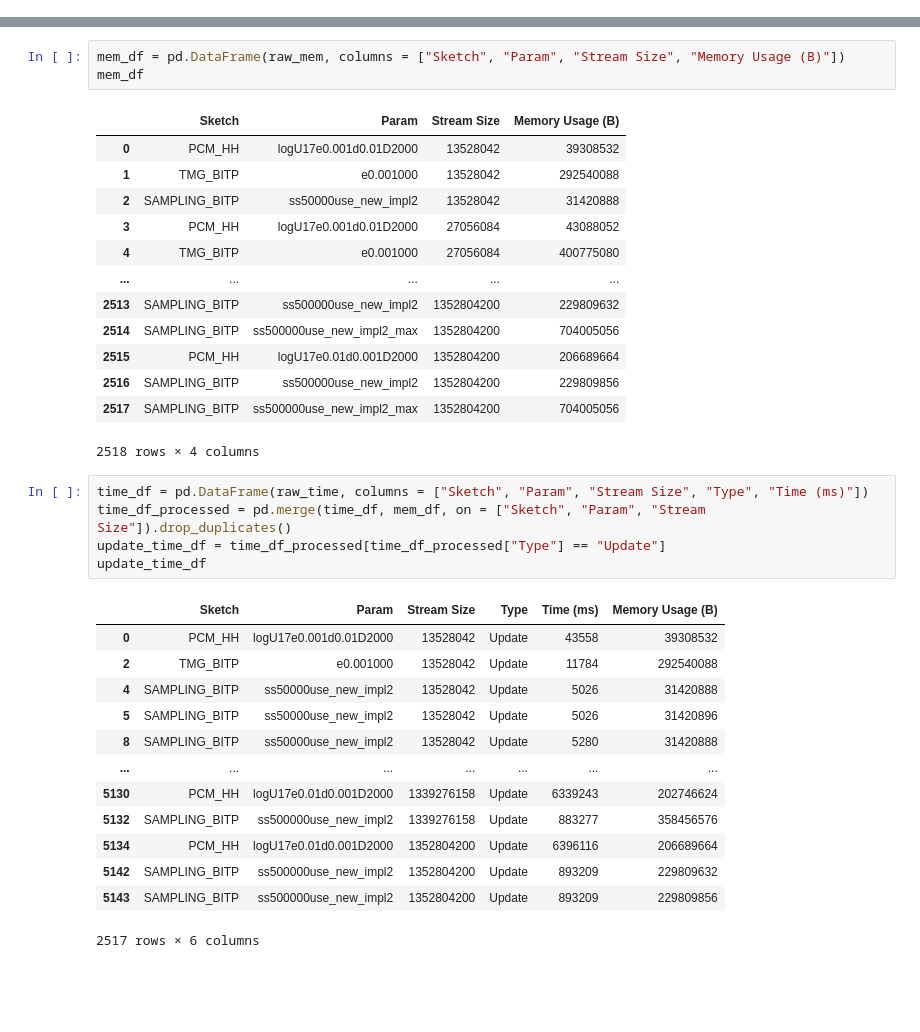
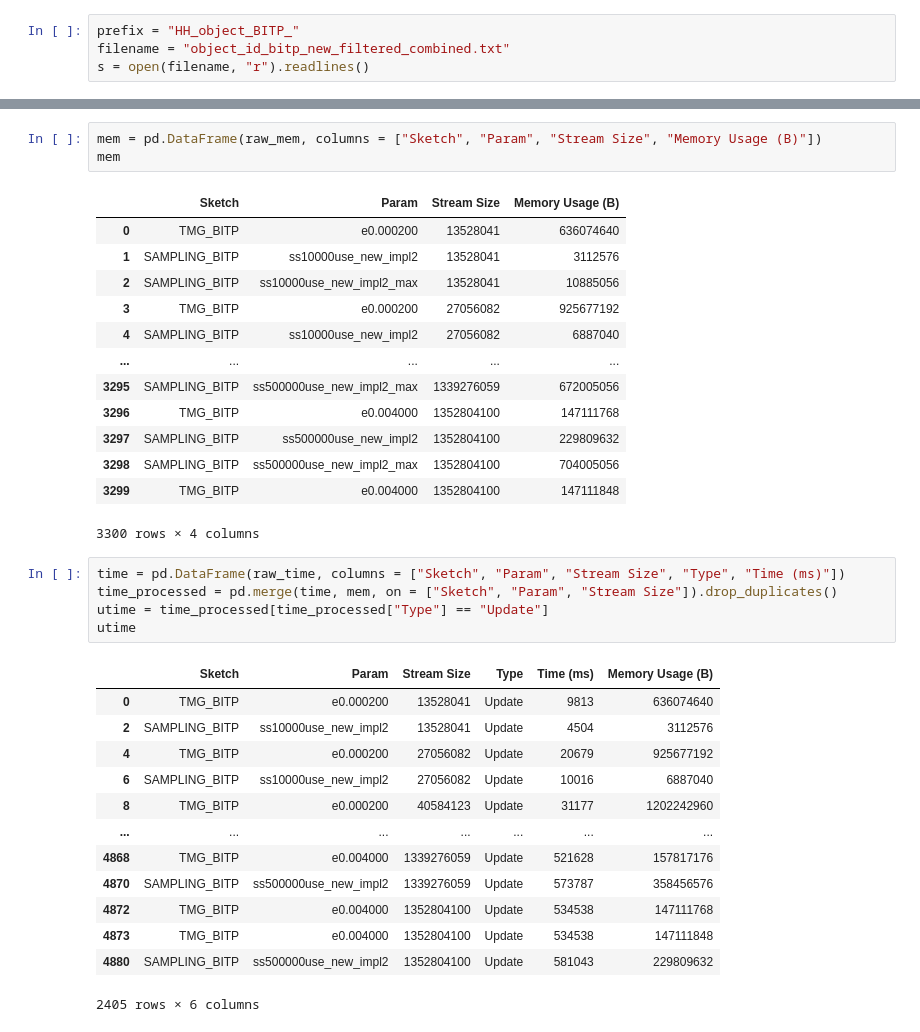
Before and after one commit to Yanqing-UTAH/ATTPCode, a Jupyter notebook: plot/HH_BITP_objectid.ipynb, the cells around one changed output, grey strips where cells are left out. Drawn from its saved outputs; the diff is of its cells as text; blank space fills up the shorter version.

```diff
--- a/plot/HH_BITP_objectid.ipynb
+++ b/plot/HH_BITP_objectid.ipynb
@@ -13,3 +9,7 @@ for i in range(1, 9):
+# %%
+prefix = "HH_object_BITP_"
+filename = "object_id_bitp_new_filtered_combined.txt"
+s = open(filename, "r").readlines()
 # %%
 raw_pr = []
 raw_mem = []
@@ -48,37 +54,37 @@ for i in range(len(s)):
                 raw_mem.append(t)
 # %%
-mem_df = pd.DataFrame(raw_mem, columns = ["Sketch", "Param", "Stream Size", "Memory Usage (B)"])
-mem_df
+mem = pd.DataFrame(raw_mem, columns = ["Sketch", "Param", "Stream Size", "Memory Usage (B)"])
+mem
 # %% [output]
 |  | Sketch | Param | Stream Size | Memory Usage (B) |
-| 0 | PCM_HH | logU17e0.001d0.01D2000 | 13528042 | 39308532 |
-| 1 | TMG_BITP | e0.001000 | 13528042 | 292540088 |
-| 2 | SAMPLING_BITP | ss50000use_new_impl2 | 13528042 | 31420888 |
-| 3 | PCM_HH | logU17e0.001d0.01D2000 | 27056084 | 43088052 |
-| 4 | TMG_BITP | e0.001000 | 27056084 | 400775080 |
+| 0 | TMG_BITP | e0.000200 | 13528041 | 636074640 |
+| 1 | SAMPLING_BITP | ss10000use_new_impl2 | 13528041 | 3112576 |
+| 2 | SAMPLING_BITP | ss10000use_new_impl2_max | 13528041 | 10885056 |
+| 3 | TMG_BITP | e0.000200 | 27056082 | 925677192 |
+| 4 | SAMPLING_BITP | ss10000use_new_impl2 | 27056082 | 6887040 |
 | ... | ... | ... | ... | ... |
-| 2513 | SAMPLING_BITP | ss500000use_new_impl2 | 1352804200 | 229809632 |
-| 2514 | SAMPLING_BITP | ss500000use_new_impl2_max | 1352804200 | 704005056 |
-| 2515 | PCM_HH | logU17e0.01d0.001D2000 | 1352804200 | 206689664 |
-| 2516 | SAMPLING_BITP | ss500000use_new_impl2 | 1352804200 | 229809856 |
-| 2517 | SAMPLING_BITP | ss500000use_new_impl2_max | 1352804200 | 704005056 |
+| 3295 | SAMPLING_BITP | ss500000use_new_impl2_max | 1339276059 | 672005056 |
+| 3296 | TMG_BITP | e0.004000 | 1352804100 | 147111768 |
+| 3297 | SAMPLING_BITP | ss500000use_new_impl2 | 1352804100 | 229809632 |
+| 3298 | SAMPLING_BITP | ss500000use_new_impl2_max | 1352804100 | 704005056 |
+| 3299 | TMG_BITP | e0.004000 | 1352804100 | 147111848 |
-2518 rows × 4 columns
+3300 rows × 4 columns
 # %%
-time_df = pd.DataFrame(raw_time, columns = ["Sketch", "Param", "Stream Size", "Type", "Time (ms)"])
-time_df_processed = pd.merge(time_df, mem_df, on = ["Sketch", "Param", "Stream Size"]).drop_duplicates()
-update_time_df = time_df_processed[time_df_processed["Type"] == "Update"]
-update_time_df
+time = pd.DataFrame(raw_time, columns = ["Sketch", "Param", "Stream Size", "Type", "Time (ms)"])
+time_processed = pd.merge(time, mem, on = ["Sketch", "Param", "Stream Size"]).drop_duplicates()
+utime = time_processed[time_processed["Type"] == "Update"]
+utime
 # %% [output]
 |  | Sketch | Param | Stream Size | Type | Time (ms) | Memory Usage (B) |
-| 0 | PCM_HH | logU17e0.001d0.01D2000 | 13528042 | Update | 43558 | 39308532 |
-| 2 | TMG_BITP | e0.001000 | 13528042 | Update | 11784 | 292540088 |
-| 4 | SAMPLING_BITP | ss50000use_new_impl2 | 13528042 | Update | 5026 | 31420888 |
-| 5 | SAMPLING_BITP | ss50000use_new_impl2 | 13528042 | Update | 5026 | 31420896 |
-| 8 | SAMPLING_BITP | ss50000use_new_impl2 | 13528042 | Update | 5280 | 31420888 |
+| 0 | TMG_BITP | e0.000200 | 13528041 | Update | 9813 | 636074640 |
+| 2 | SAMPLING_BITP | ss10000use_new_impl2 | 13528041 | Update | 4504 | 3112576 |
+| 4 | TMG_BITP | e0.000200 | 27056082 | Update | 20679 | 925677192 |
+| 6 | SAMPLING_BITP | ss10000use_new_impl2 | 27056082 | Update | 10016 | 6887040 |
+| 8 | TMG_BITP | e0.000200 | 40584123 | Update | 31177 | 1202242960 |
 | ... | ... | ... | ... | ... | ... | ... |
-| 5130 | PCM_HH | logU17e0.01d0.001D2000 | 1339276158 | Update | 6339243 | 202746624 |
-| 5132 | SAMPLING_BITP | ss500000use_new_impl2 | 1339276158 | Update | 883277 | 358456576 |
-| 5134 | PCM_HH | logU17e0.01d0.001D2000 | 1352804200 | Update | 6396116 | 206689664 |
-| 5142 | SAMPLING_BITP | ss500000use_new_impl2 | 1352804200 | Update | 893209 | 229809632 |
-| 5143 | SAMPLING_BITP | ss500000use_new_impl2 | 1352804200 | Update | 893209 | 229809856 |
+| 4868 | TMG_BITP | e0.004000 | 1339276059 | Update | 521628 | 157817176 |
+| 4870 | SAMPLING_BITP | ss500000use_new_impl2 | 1339276059 | Update | 573787 | 358456576 |
+| 4872 | TMG_BITP | e0.004000 | 1352804100 | Update | 534538 | 147111768 |
+| 4873 | TMG_BITP | e0.004000 | 1352804100 | Update | 534538 | 147111848 |
+| 4880 | SAMPLING_BITP | ss500000use_new_impl2 | 1352804100 | Update | 581043 | 229809632 |
-2517 rows × 6 columns
+2405 rows × 6 columns
```
Also changed, not shown: parts of 14 cells of this notebook, 2 other files.
